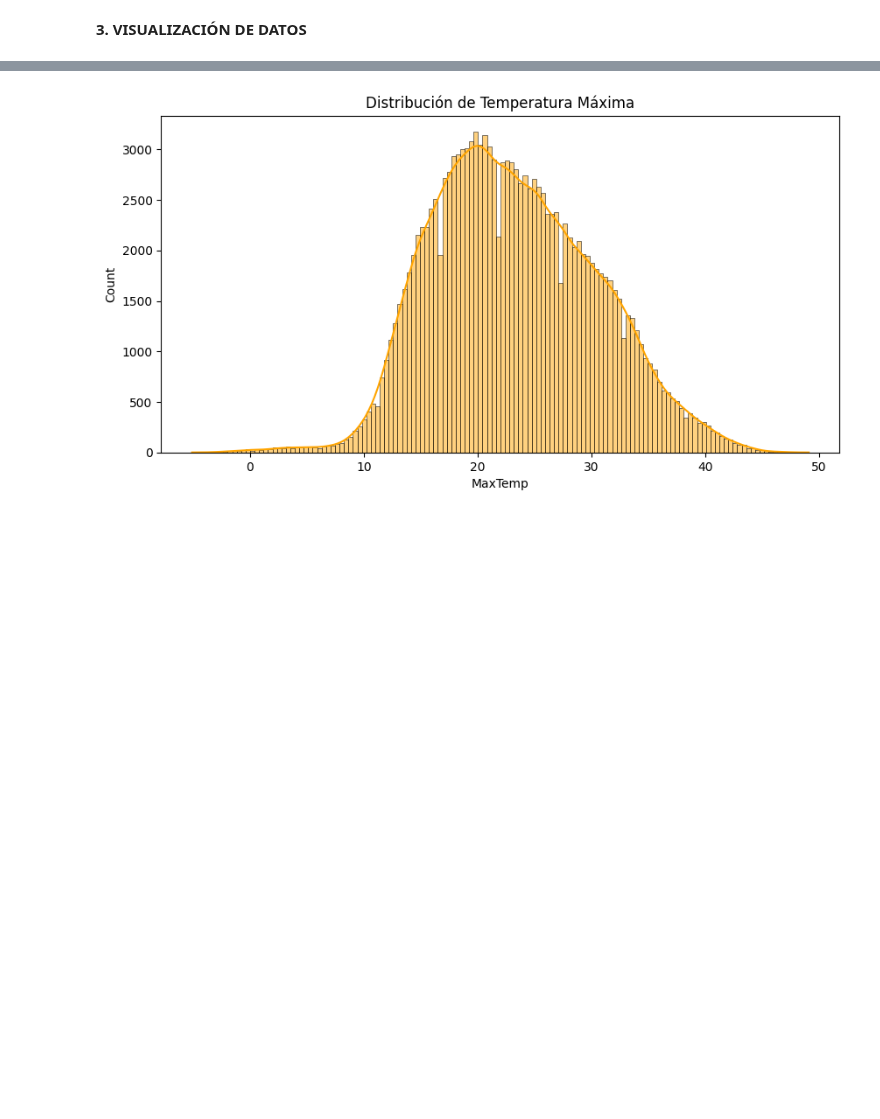
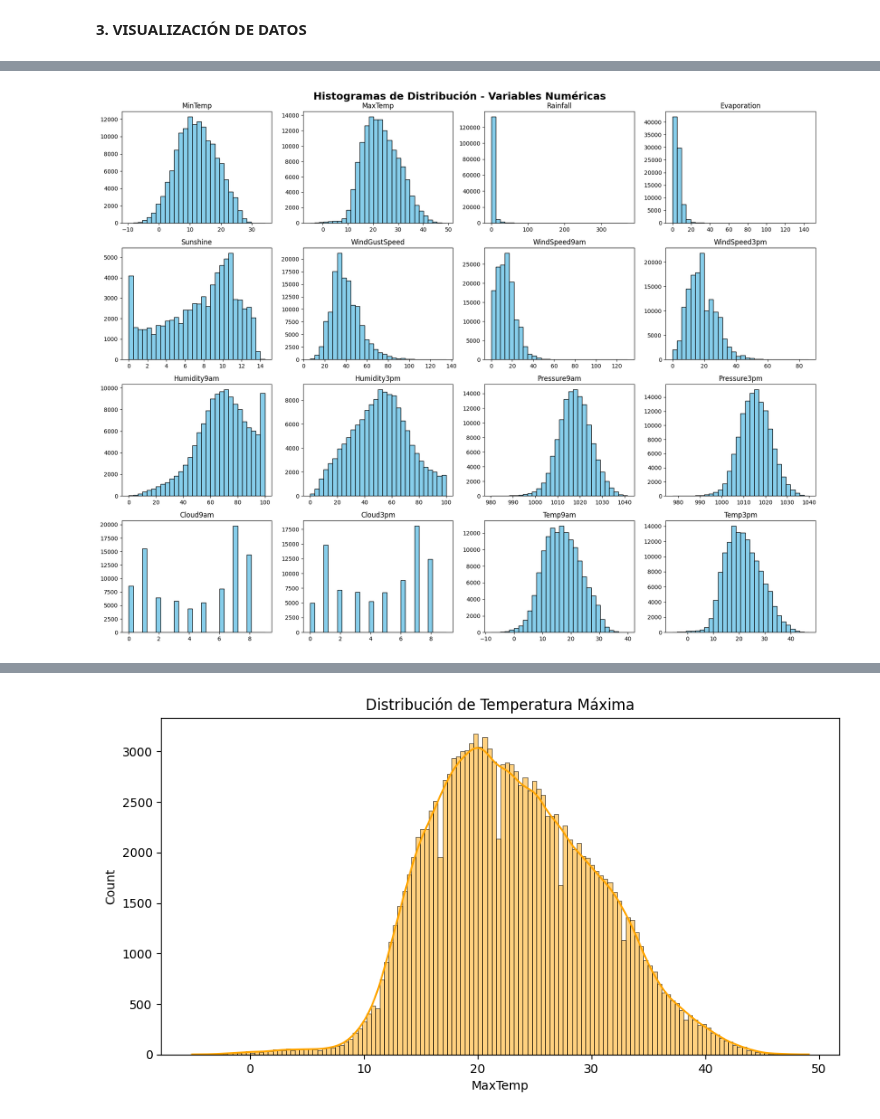
Before and after one commit to LucasD1az/AA1-TUIA-2026C1-Anianios-DiazCelauro-Tardugno, a Jupyter notebook: TP-Clasificacion-AA1.ipynb, the cells around one changed output, grey strips where cells are left out. Cells and saved outputs as stored; diff of their text form; code cells hidden in the pictures; blank space fills up the shorter version.

Commit message:
correcciones en visualizacion de datos

```diff
--- a/TP-Clasificacion-AA1.ipynb
+++ b/TP-Clasificacion-AA1.ipynb
@@ -82,0 +95,16 @@ dtype: float64
+# %%
+#Correccion
+# dejamos constancia estadística de cuántos registros sacrificamos
+
+print("--- Análisis del Target antes de la eliminación ---")
+initial_rows = df.shape[0]
+print(f"Cantidad total de filas iniciales: {initial_rows}")
+null_target_count = df['RainTomorrow'].isnull().sum()
+
+# Eliminamos filas donde el target es nulo
+df = df.dropna(subset=['RainTomorrow'])
+final_rows = df.shape[0]
+
+print(f"Cantidad de valores nulos eliminados en 'RainTomorrow': {null_target_count}")
+print(f"Cantidad total de filas finales: {final_rows}")
+print(f"Porcentaje de filas eliminadas: {(null_target_count / initial_rows) * 100:.2f}%")
@@ -83,2 +117,67 @@ dtype: float64
 # %% [markdown]
 **3. VISUALIZACIÓN DE DATOS**
+# %%
+# Correccion: analizamos la distribución de todas, buscar outliers mediante boxplots, correlaciones con scatterplots y patrones de geografía/estacionalidad.
+
+
+# Separar tipos de variables para análisis gráfico
+num_cols = df.select_dtypes(include=[np.number]).columns.tolist()
+# Removemos IDs o variables que no aportan directamente al gráfico de distribución
+for col in ['Unnamed: 0', 'Year', 'Month', 'Day', 'RainfallTomorrow']:
+    if col in num_cols: num_cols.remove(col)
+
+cat_cols = df.select_dtypes(include=['object', 'category']).columns.tolist()
+
+# A. HISTOGRAMAS: Distribución de TODAS las variables numéricas
+plt.figure(figsize=(20, 15))
+df[num_cols].hist(bins=30, figsize=(18, 14), edgecolor='black', grid=False, color='skyblue')
+plt.suptitle('Histogramas de Distribución - Variables Numéricas', fontsize=18, weight='bold')
+plt.tight_layout()
+plt.show()
+
+# B. BOXPLOTS: Visualización de Outliers
+plt.figure(figsize=(18, 14))
+for i, col in enumerate(num_cols, 1):
+    plt.subplot(5, 4, i)
+    sns.boxplot(data=df, y=col, color='lightcoral')
+    plt.title(f'Outliers en {col}', fontsize=10)
+plt.tight_layout()
+plt.show()
+
+# C. SCATTERPLOTS: Análisis de relaciones complejas vs la variable Target
+plt.figure(figsize=(16, 5))
+plt.subplot(1, 2, 1)
+sns.scatterplot(data=df.sample(5000, random_state=42), x='Humidity3pm', y='MaxTemp', hue='RainTomorrow', alpha=0.6, palette='Set1')
+plt.title('Relación Humedad 3pm vs MaxTemp')
+
+plt.subplot(1, 2, 2)
+sns.scatterplot(data=df.sample(5000, random_state=42), x='Pressure3pm', y='Sunshine', hue='RainTomorrow', alpha=0.6, palette='Set1')
+plt.title('Relación Presión 3pm vs Sunshine')
+plt.tight_layout()
+plt.show()
+
+# D. ANÁLISIS DE ESTACIONALIDAD (Mediante la Fecha)
+# Calculamos la probabilidad promedio de lluvia por mes
+df['RainTomorrow_numeric'] = df['RainTomorrow'].map({'Yes': 1, 'No': 0})
+monthly_rain = df.groupby('Month')['RainTomorrow_numeric'].mean().reset_index()
+
+plt.figure(figsize=(10, 4))
+sns.barplot(data=monthly_rain, x='Month', y='RainTomorrow_numeric', palette='Blues_d')
+plt.title('Estacionalidad: Proporción de días con lluvia según el Mes')
+plt.ylabel('Proporción de Lluvia Mañana')
+plt.xlabel('Mes del Año')
+plt.show()
+
+# E. ANÁLISIS DE UBICACIÓN (Uso de Location)
+location_rain = df.groupby('Location')['RainTomorrow_numeric'].mean().sort_values(ascending=False).reset_index()
+
+plt.figure(figsize=(16, 5))
+sns.barplot(data=location_rain.head(15), x='Location', y='RainTomorrow_numeric', palette='viridis')
+plt.title('Top 15 Ciudades con Mayor Proporción de Lluvia')
+plt.xticks(rotation=45)
+plt.ylabel('Proporción Lluvia')
+plt.show()
+
+# Eliminar variable auxiliar de mapeo
+df = df.drop(columns=['RainTomorrow_numeric'])
+# %% [output]
@@ -84,0 +187 @@ dtype: float64
+[figure, added]
```
Also changed, not shown: parts of 4 cells of this notebook.
